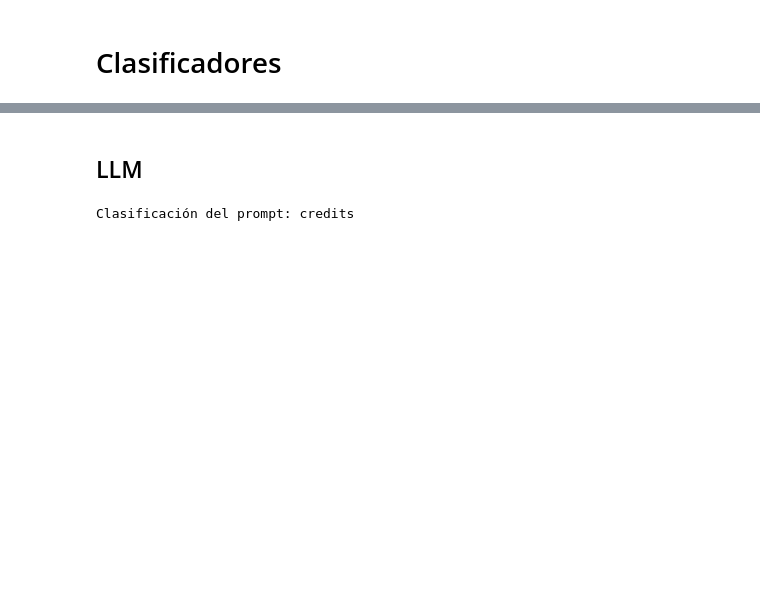
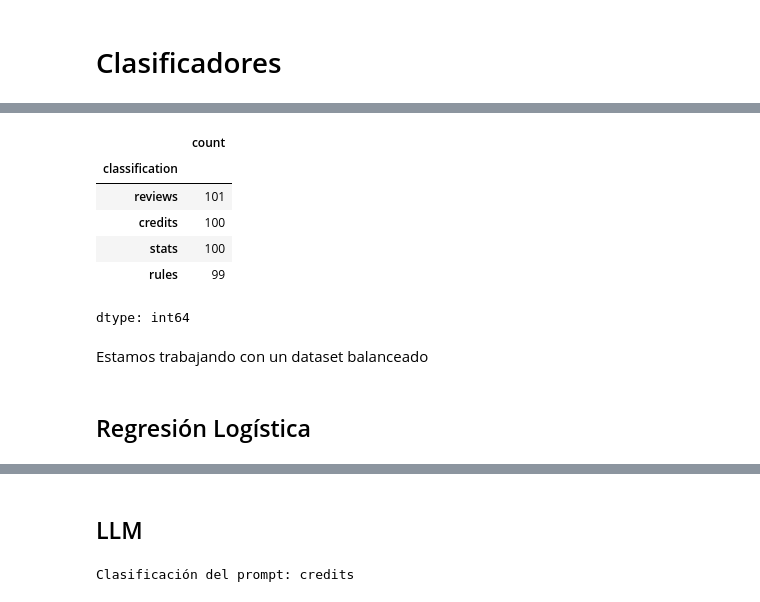
Before and after one commit to therokitoki/TUIA_NLP_Hachen, a Jupyter notebook: NLP_TP2_Hachen.ipynb, the cells around one changed output, grey strips where cells are left out. Saved outputs shown, nothing was run; the diff lists cells and outputs as text; code cells hidden in the pictures; blank space fills up the shorter version.

```diff
--- a/NLP_TP2_Hachen.ipynb
+++ b/NLP_TP2_Hachen.ipynb
@@ -586,0 +857,12 @@ stats_df
+# %%
+training_data['classification'].value_counts()
+# %% [output]
+|  | count |
+| classification |  |
+| reviews | 101 |
+| credits | 100 |
+| stats | 100 |
+| rules | 99 |
+dtype: int64
+# %% [markdown]
+Estamos trabajando con un dataset balanceado
@@ -586,0 +871,2 @@ stats_df
+# %% [markdown]
+## Regresión Logística
```
Also changed, not shown: parts of 95 cells of this notebook, 1 other file.
